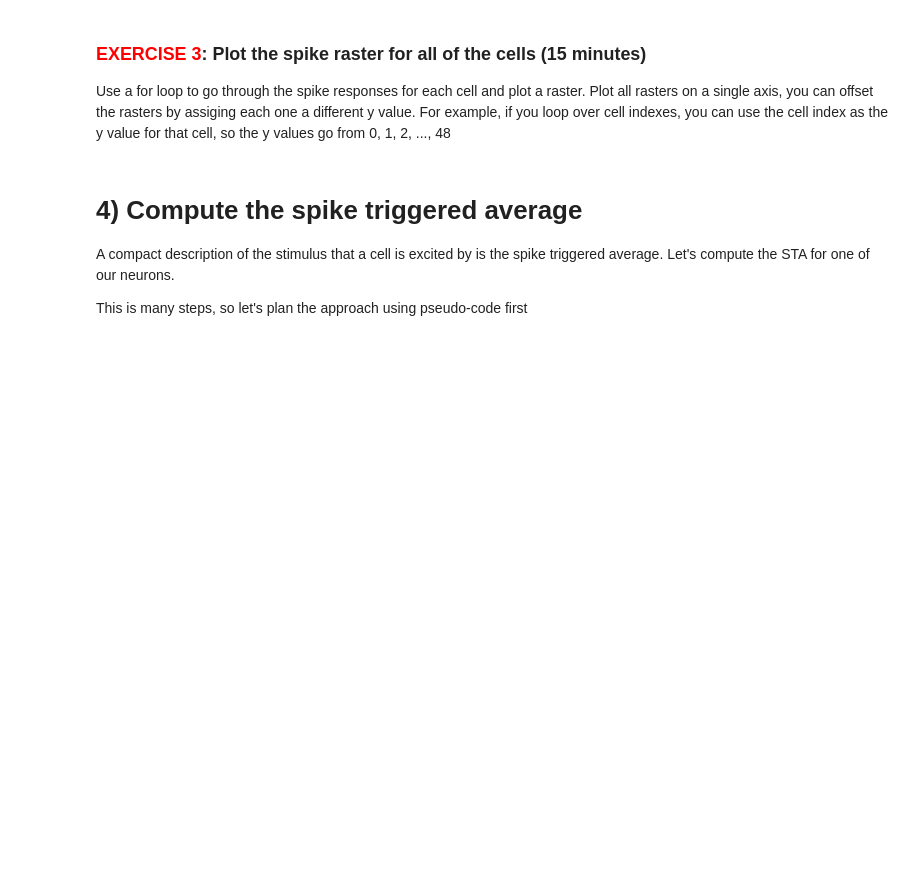
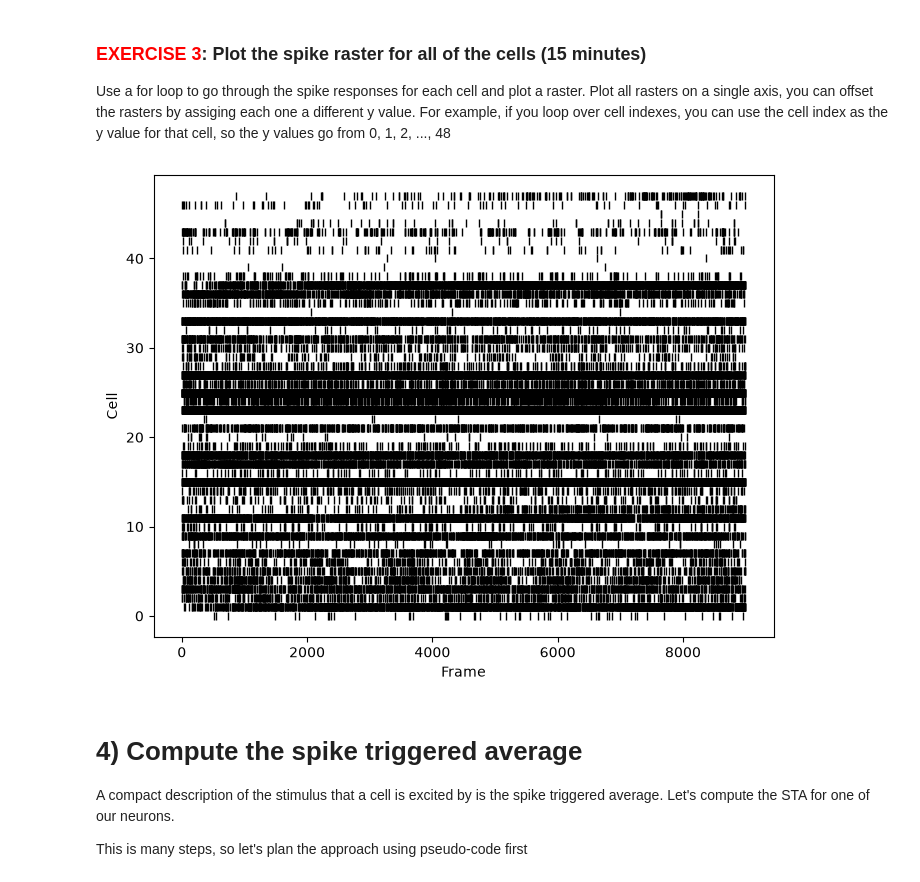
Before and after one commit to ajmarino01/BIO558AlainaMarino, a Jupyter notebook: miniproject_2_blank.ipynb, the cells around one changed output. Cells and saved outputs as stored; diff of their text form; code cells hidden in the pictures; blank space fills up the shorter version.

```diff
--- a/miniproject_2_blank.ipynb
+++ b/miniproject_2_blank.ipynb
@@ -187,6 +223,23 @@ A common way to look at spike trains is as a raster plot. We plot a vertical tic
 # %% [markdown]
 ### <span style='color:red;'>EXERCISE 3</span>: Plot the spike raster for all of the cells (15 minutes)
 Use a for loop to go through the spike responses for each cell and plot a raster. Plot all rasters on a single axis, you can offset the rasters by assiging each one a different y value. For example, if you loop over cell indexes, you can use the cell index as the y value for that cell, so the y values go from 0, 1, 2, ..., 48
+# %%
+fh, ax = plt.subplots(1, 1, figsize=(8, 6))
+
+for cell_ind in range(spike_binary.shape[0]):
+    cell_spike_binary = spike_binary[cell_ind, :]
+    cell_spike_times = np.where(cell_spike_binary)[0]
+
+    ax.plot(cell_spike_times, cell_ind * np.ones_like(cell_spike_times),
+            marker='|',
+            color='k',
+            linestyle='none')
+
+ax.set_xlabel('Frame')
+ax.set_ylabel('Cell')
+plt.show()
+# %% [output]
+[figure, added]
 # %% [markdown]
 # 4) Compute the spike triggered average
 A compact description of the stimulus that a cell is excited by is the spike triggered average. Let's compute the STA for one of our neurons.
```
Also changed, not shown: parts of 6 cells of this notebook.
